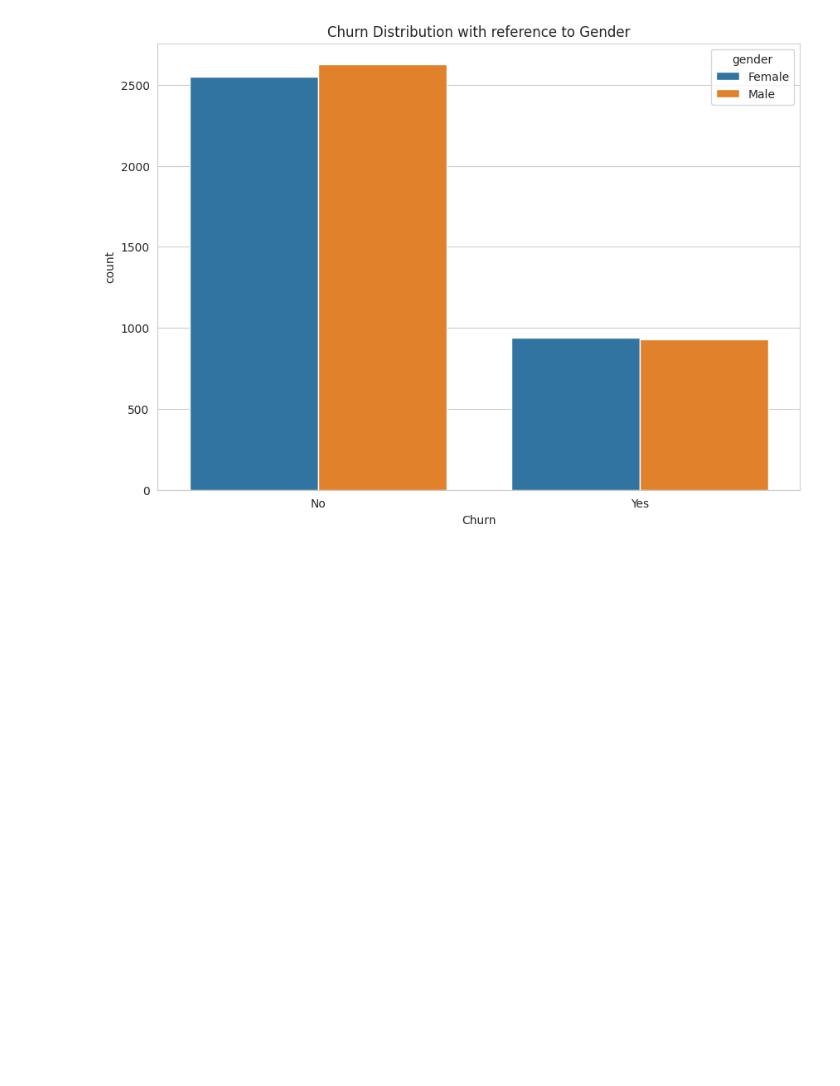
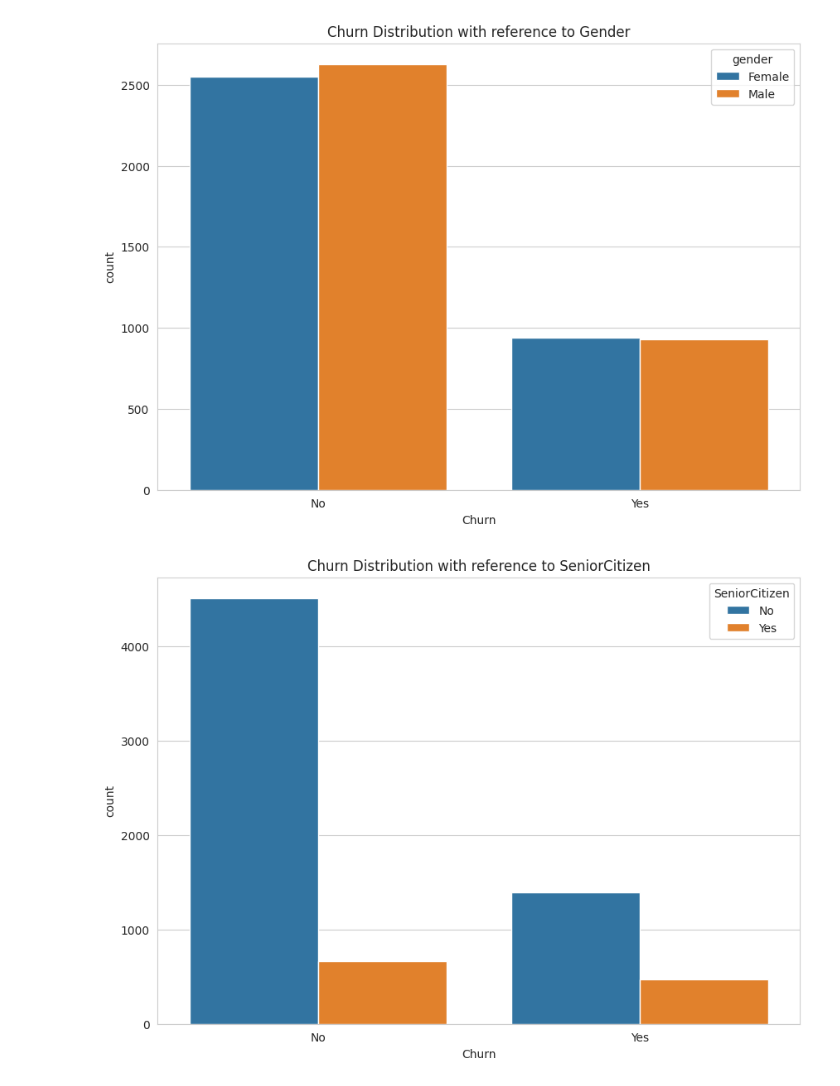
Before and after one commit to pinilDissanayaka/Telecom-Customer-Churn-prediction, a Jupyter notebook: Scripts/ Notebook.ipynb, the cells around one changed output. Cells and saved outputs as stored; diff of their text form; code cells hidden in the pictures; blank space fills up the shorter version.

```diff
--- a/Scripts/ Notebook.ipynb
+++ b/Scripts/ Notebook.ipynb
@@ -533,3 +533,11 @@ plt.savefig(os.path.join(FIGPATH, f"PiChurn Distribution with reference to Gende
 plt.show()
 # %% [output]
 [figure]
+# %%
+plt.figure(figsize = (10, 7))
+sns.countplot(data =df, x="Churn", hue="SeniorCitizen")
+plt.title("Churn Distribution with reference to SeniorCitizen")
+plt.savefig(os.path.join(FIGPATH, f"Churn Distribution with reference to SeniorCitizen.png"))
+plt.show()
+# %% [output]
+[figure, added]
```
Also changed, not shown: parts of 1 cell of this notebook.
